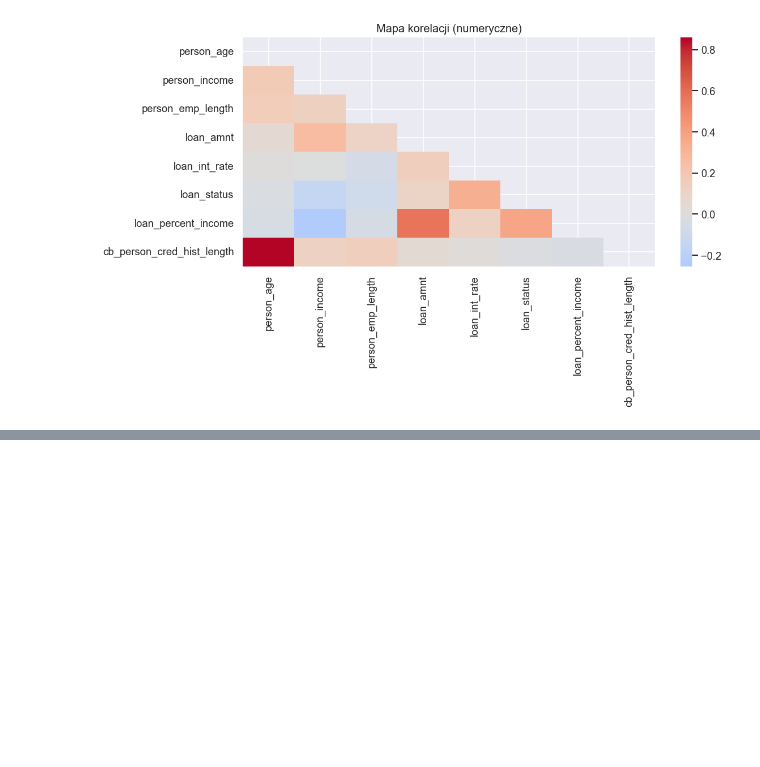
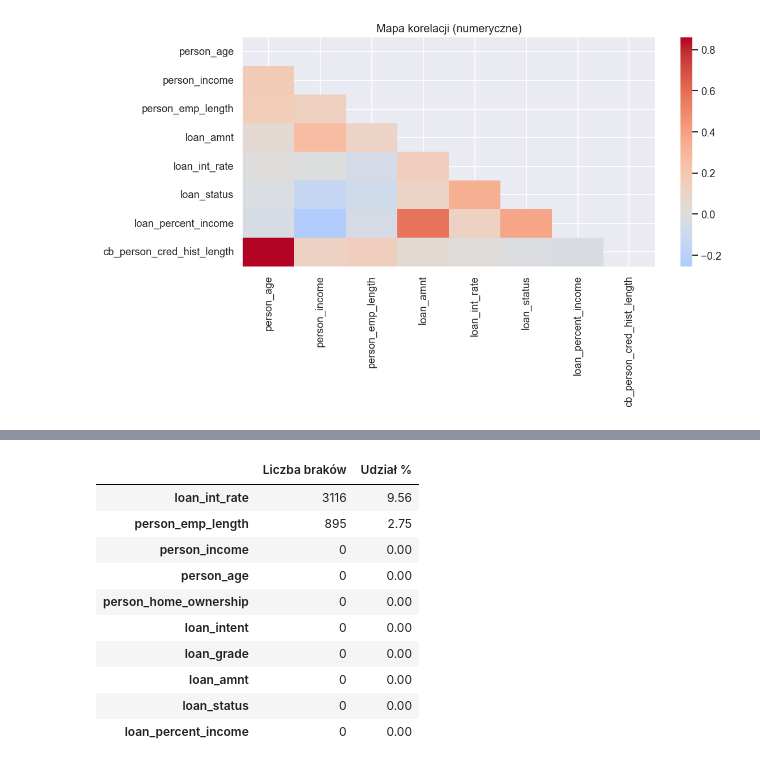
Before and after one commit to PJATK-ASI-2024/ai_project_credit_scoring, a Jupyter notebook: notebooks/EDA_credit_scoring.ipynb, the cells around one changed output, grey strips where cells are left out. Saved outputs shown, nothing was run; the diff lists cells and outputs as text; code cells hidden in the pictures; blank space fills up the shorter version.

```diff
--- a/notebooks/EDA_credit_scoring.ipynb
+++ b/notebooks/EDA_credit_scoring.ipynb
@@ -147,0 +176,19 @@ if len(num_cols) > 0:
+# %%
+missing = df.isna().sum().sort_values(ascending=False)
+missing_percent = (df.isna().mean() * 100).round(2).sort_values(ascending=False)
+
+missing_summary = pd.concat([missing, missing_percent], axis=1)
+missing_summary.columns = ["Liczba braków", "Udział %"]
+missing_summary.head(10)
+# %% [output]
+|  | Liczba braków | Udział % |
+| loan_int_rate | 3116 | 9.56 |
+| person_emp_length | 895 | 2.75 |
+| person_income | 0 | 0.00 |
+| person_age | 0 | 0.00 |
+| person_home_ownership | 0 | 0.00 |
+| loan_intent | 0 | 0.00 |
+| loan_grade | 0 | 0.00 |
+| loan_amnt | 0 | 0.00 |
+| loan_status | 0 | 0.00 |
+| loan_percent_income | 0 | 0.00 |
```
Also changed, not shown: parts of 8 cells of this notebook, 1 other file.
